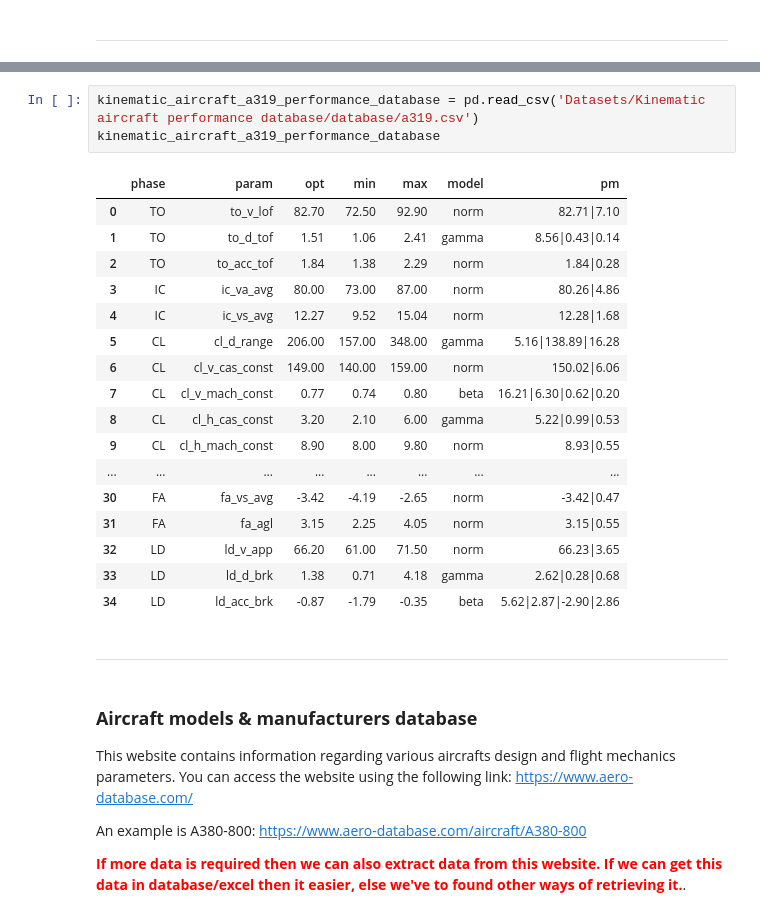
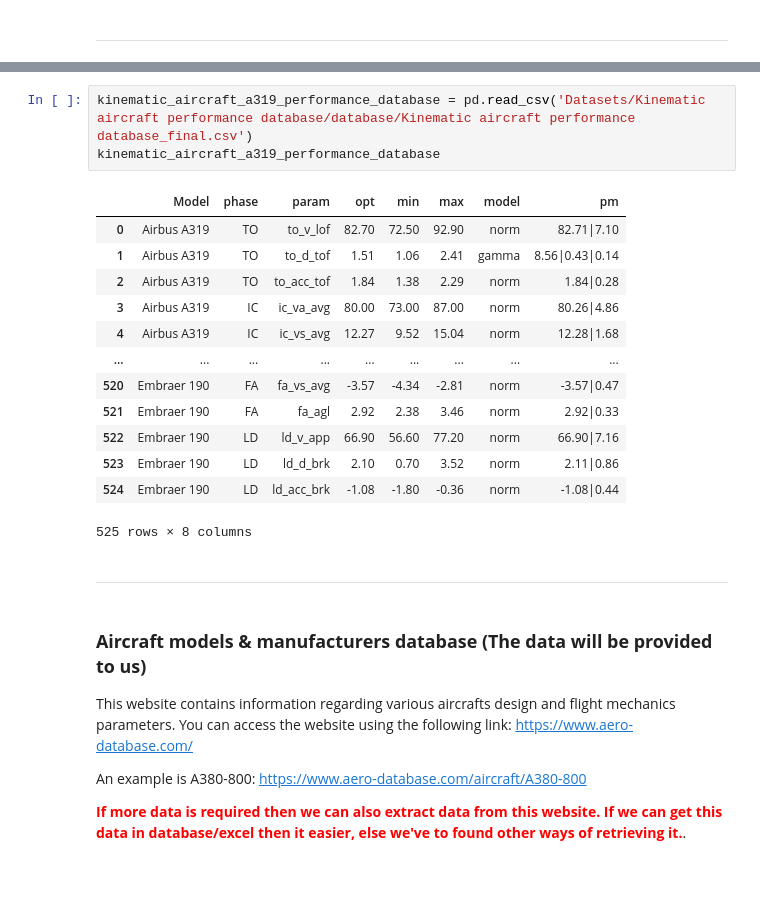
Before and after one commit to stahir01/Master-Thesis, a Jupyter notebook: Master_Thesis_Datasets.ipynb, the cells around one changed output, grey strips where cells are left out. Drawn from its saved outputs; the diff is of its cells as text; blank space fills up the shorter version.

Commit message:
Added Kinematics aircraft data and 50 most important parameters of the 60 most used passenger aircraft datasets

```diff
--- a/Master_Thesis_Datasets.ipynb
+++ b/Master_Thesis_Datasets.ipynb
@@ -293,28 +330,24 @@ The parameters are defined by flight phases. The method to extract these paramet
 # %%
-kinematic_aircraft_a319_performance_database = pd.read_csv('Datasets/Kinematic aircraft performance database/database/a319.csv')
+kinematic_aircraft_a319_performance_database = pd.read_csv('Datasets/Kinematic aircraft performance database/database/Kinematic aircraft performance database_final.csv')
 kinematic_aircraft_a319_performance_database
 # %% [output]
-|  | phase | param | opt | min | max | model | pm |
-| 0 | TO | to_v_lof | 82.70 | 72.50 | 92.90 | norm | 82.71|7.10 |
-| 1 | TO | to_d_tof | 1.51 | 1.06 | 2.41 | gamma | 8.56|0.43|0.14 |
-| 2 | TO | to_acc_tof | 1.84 | 1.38 | 2.29 | norm | 1.84|0.28 |
-| 3 | IC | ic_va_avg | 80.00 | 73.00 | 87.00 | norm | 80.26|4.86 |
-| 4 | IC | ic_vs_avg | 12.27 | 9.52 | 15.04 | norm | 12.28|1.68 |
-| 5 | CL | cl_d_range | 206.00 | 157.00 | 348.00 | gamma | 5.16|138.89|16.28 |
-| 6 | CL | cl_v_cas_const | 149.00 | 140.00 | 159.00 | norm | 150.02|6.06 |
-| 7 | CL | cl_v_mach_const | 0.77 | 0.74 | 0.80 | beta | 16.21|6.30|0.62|0.20 |
-| 8 | CL | cl_h_cas_const | 3.20 | 2.10 | 6.00 | gamma | 5.22|0.99|0.53 |
-| 9 | CL | cl_h_mach_const | 8.90 | 8.00 | 9.80 | norm | 8.93|0.55 |
-| ... | ... | ... | ... | ... | ... | ... | ... |
-| 30 | FA | fa_vs_avg | -3.42 | -4.19 | -2.65 | norm | -3.42|0.47 |
-| 31 | FA | fa_agl | 3.15 | 2.25 | 4.05 | norm | 3.15|0.55 |
-| 32 | LD | ld_v_app | 66.20 | 61.00 | 71.50 | norm | 66.23|3.65 |
-| 33 | LD | ld_d_brk | 1.38 | 0.71 | 4.18 | gamma | 2.62|0.28|0.68 |
-| 34 | LD | ld_acc_brk | -0.87 | -1.79 | -0.35 | beta | 5.62|2.87|-2.90|2.86 |
+|  | Model | phase | param | opt | min | max | model | pm |
+| 0 | Airbus A319 | TO | to_v_lof | 82.70 | 72.50 | 92.90 | norm | 82.71|7.10 |
+| 1 | Airbus A319 | TO | to_d_tof | 1.51 | 1.06 | 2.41 | gamma | 8.56|0.43|0.14 |
+| 2 | Airbus A319 | TO | to_acc_tof | 1.84 | 1.38 | 2.29 | norm | 1.84|0.28 |
+| 3 | Airbus A319 | IC | ic_va_avg | 80.00 | 73.00 | 87.00 | norm | 80.26|4.86 |
+| 4 | Airbus A319 | IC | ic_vs_avg | 12.27 | 9.52 | 15.04 | norm | 12.28|1.68 |
+| ... | ... | ... | ... | ... | ... | ... | ... | ... |
+| 520 | Embraer 190 | FA | fa_vs_avg | -3.57 | -4.34 | -2.81 | norm | -3.57|0.47 |
+| 521 | Embraer 190 | FA | fa_agl | 2.92 | 2.38 | 3.46 | norm | 2.92|0.33 |
+| 522 | Embraer 190 | LD | ld_v_app | 66.90 | 56.60 | 77.20 | norm | 66.90|7.16 |
+| 523 | Embraer 190 | LD | ld_d_brk | 2.10 | 0.70 | 3.52 | norm | 2.11|0.86 |
+| 524 | Embraer 190 | LD | ld_acc_brk | -1.08 | -1.80 | -0.36 | norm | -1.08|0.44 |
+525 rows × 8 columns
 # %% [markdown]
 ------------------------------------------------------------------------------
 # %% [markdown]
-### **Aircraft models & manufacturers database**
+### **Aircraft models & manufacturers database (The data will be provided to us)**
 
 This website contains information regarding various aircrafts design and flight mechanics parameters. You can access the website using the following link: https://www.aero-database.com/<br>
 
```
Also changed, not shown: parts of 23 cells of this notebook, 33 other files.
